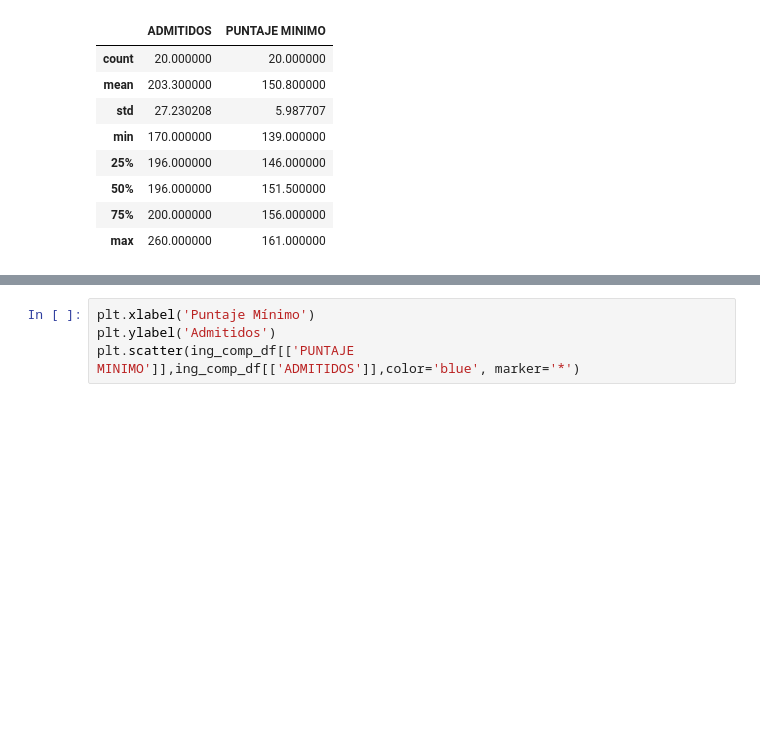
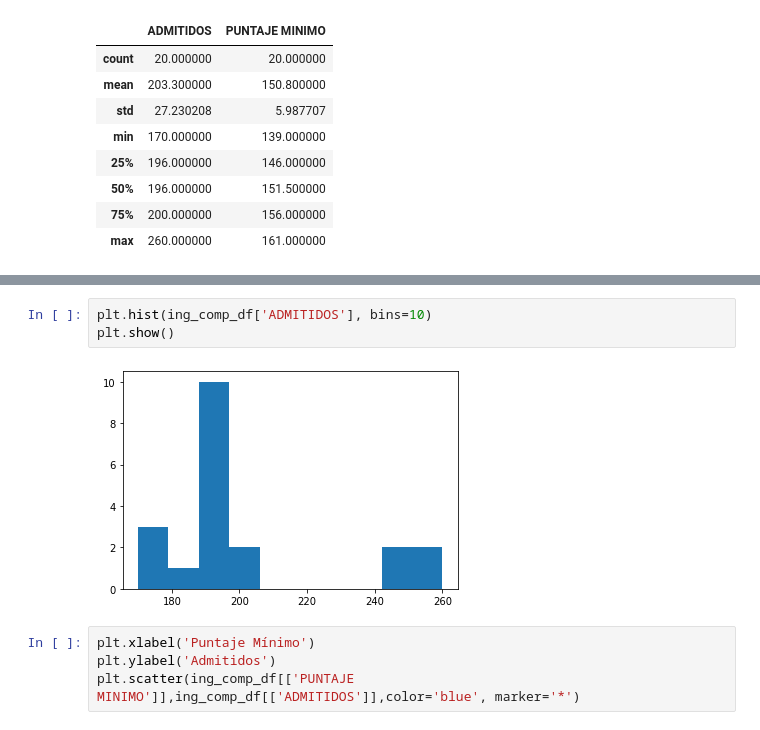
Before and after one commit to doble-eme/modelo_ingreso_udg, a Jupyter notebook: modelo_reg_lineal_udg.ipynb, the cells around one changed output, grey strips where cells are left out. Saved outputs shown, nothing was run; the diff lists cells and outputs as text; blank space fills up the shorter version.

```diff
--- a/modelo_reg_lineal_udg.ipynb
+++ b/modelo_reg_lineal_udg.ipynb
@@ -75,3 +83,8 @@ ing_comp_df[['ADMITIDOS','PUNTAJE MINIMO']].astype(int).describe()
+# %%
+plt.hist(ing_comp_df['ADMITIDOS'], bins=10)
+plt.show()
+# %% [output]
+[figure, added]
 # %%
 plt.xlabel('Puntaje Mínimo')
 plt.ylabel('Admitidos')
```
Also changed, not shown: parts of 90 cells of this notebook, 6 other files.
